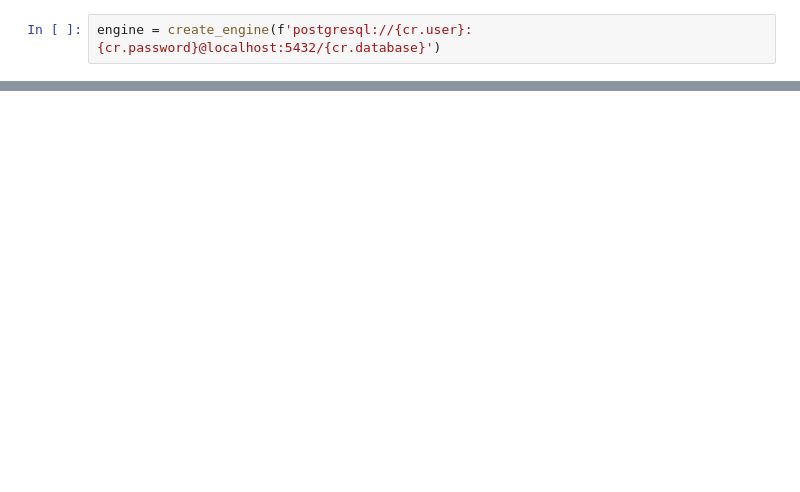
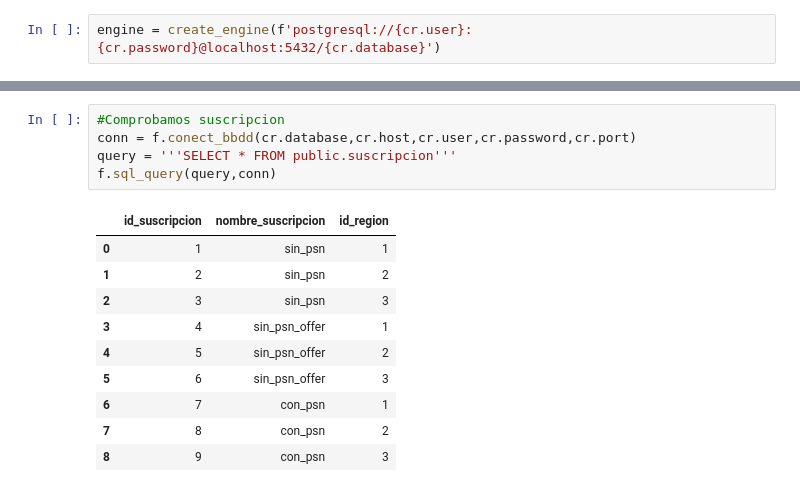
Before and after one commit to svalencia-romero/GamePriceTracker, a Jupyter notebook: notebooks/memoria_v1.ipynb, the cells around one changed output, grey strips where cells are left out. Saved outputs shown, nothing was run; the diff lists cells and outputs as text; blank space fills up the shorter version.

```diff
--- a/notebooks/memoria_v1.ipynb
+++ b/notebooks/memoria_v1.ipynb
@@ -1249,0 +1275,16 @@ INSERT
+# %%
+#Comprobamos suscripcion
+conn = f.conect_bbdd(cr.database,cr.host,cr.user,cr.password,cr.port)
+query = '''SELECT * FROM public.suscripcion'''
+f.sql_query(query,conn)
+# %% [output]
+|  | id_suscripcion | nombre_suscripcion | id_region |
+| 0 | 1 | sin_psn | 1 |
+| 1 | 2 | sin_psn | 2 |
+| 2 | 3 | sin_psn | 3 |
+| 3 | 4 | sin_psn_offer | 1 |
+| 4 | 5 | sin_psn_offer | 2 |
+| 5 | 6 | sin_psn_offer | 3 |
+| 6 | 7 | con_psn | 1 |
+| 7 | 8 | con_psn | 2 |
+| 8 | 9 | con_psn | 3 |
```
Also changed, not shown: parts of 60 cells of this notebook, 2 other files.
